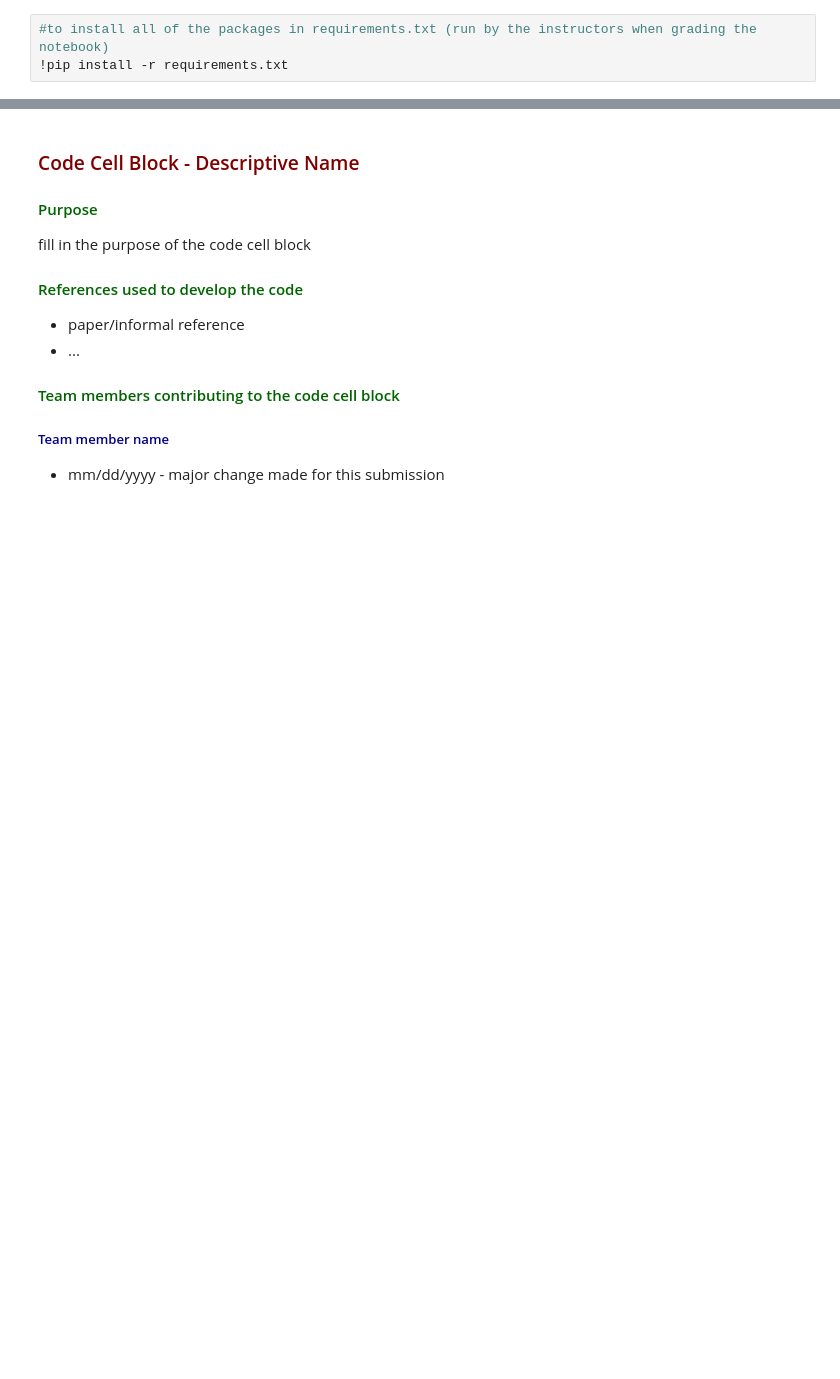
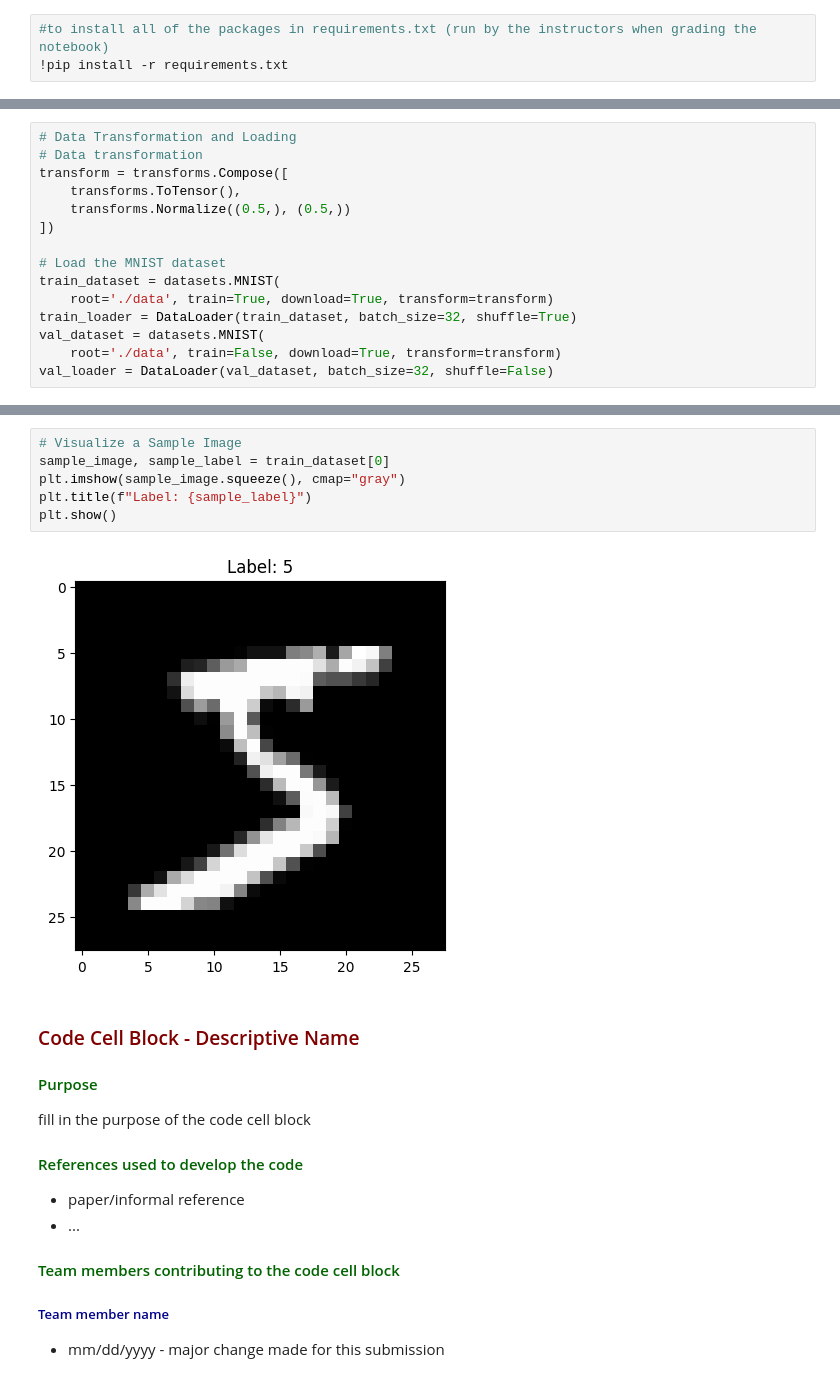
Before and after one commit to EthanHoman/Handwriting_Detection, a Jupyter notebook: teamname_project_submission_2_BAE.ipynb, the cells around one changed output, grey strips where cells are left out. Cells and saved outputs as stored; diff of their text form; blank space fills up the shorter version.

```diff
--- a/teamname_project_submission_2_BAE.ipynb
+++ b/teamname_project_submission_2_BAE.ipynb
@@ -356,0 +448,15 @@ Each team member plans to apply an AI solution to the problem and has the follow
+# %%
+# Data Transformation and Loading
+# Data transformation
+transform = transforms.Compose([
+    transforms.ToTensor(),
+    transforms.Normalize((0.5,), (0.5,))
+])
+
+# Load the MNIST dataset
+train_dataset = datasets.MNIST(
+    root='./data', train=True, download=True, transform=transform)
+train_loader = DataLoader(train_dataset, batch_size=32, shuffle=True)
+val_dataset = datasets.MNIST(
+    root='./data', train=False, download=True, transform=transform)
+val_loader = DataLoader(val_dataset, batch_size=32, shuffle=False)
@@ -357,3 +585,11 @@ Each team member plans to apply an AI solution to the problem and has the follow
+# %%
+# Visualize a Sample Image
+sample_image, sample_label = train_dataset[0]
+plt.imshow(sample_image.squeeze(), cmap="gray")
+plt.title(f"Label: {sample_label}")
+plt.show()
+# %% [output]
+[figure, added]
 # %% [markdown]
 <h3 style="color:maroon">Code Cell Block - Descriptive Name</h3>
 
```
Also changed, not shown: parts of 15 cells of this notebook.
